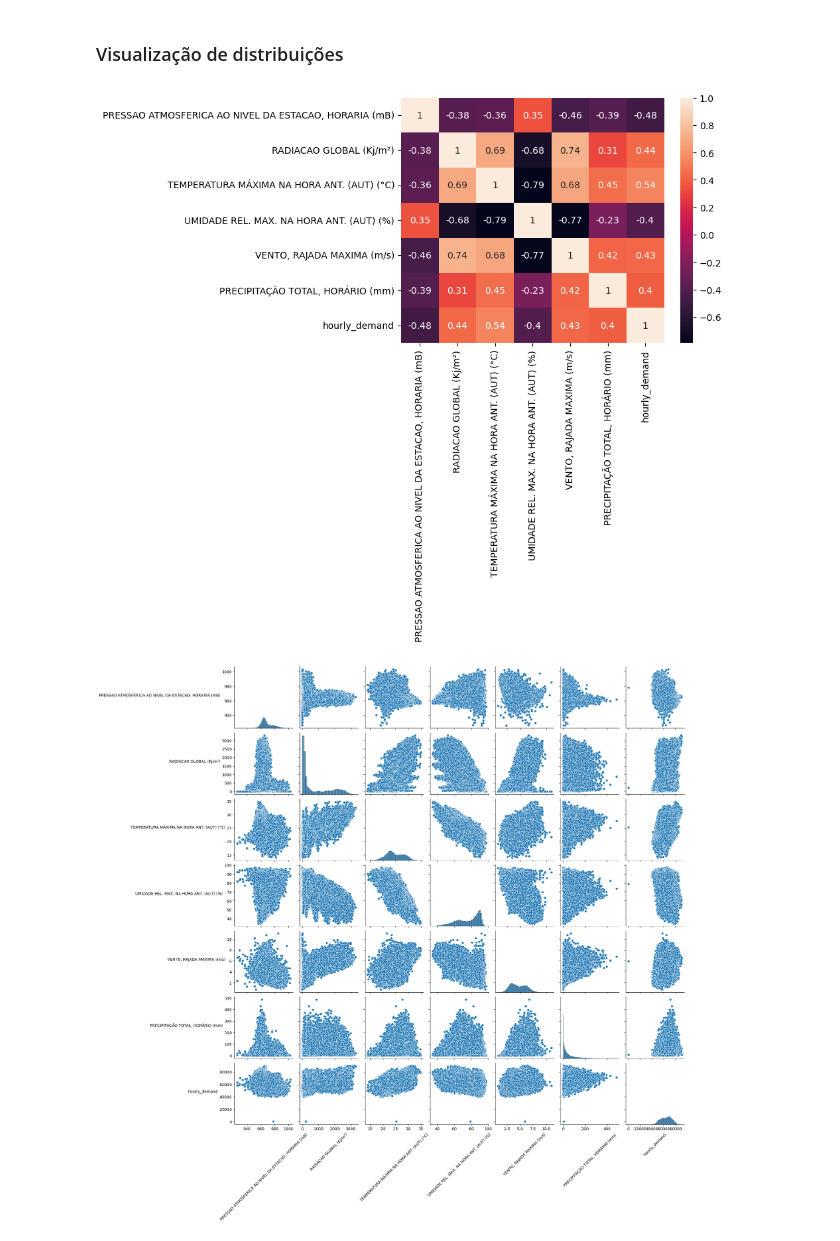
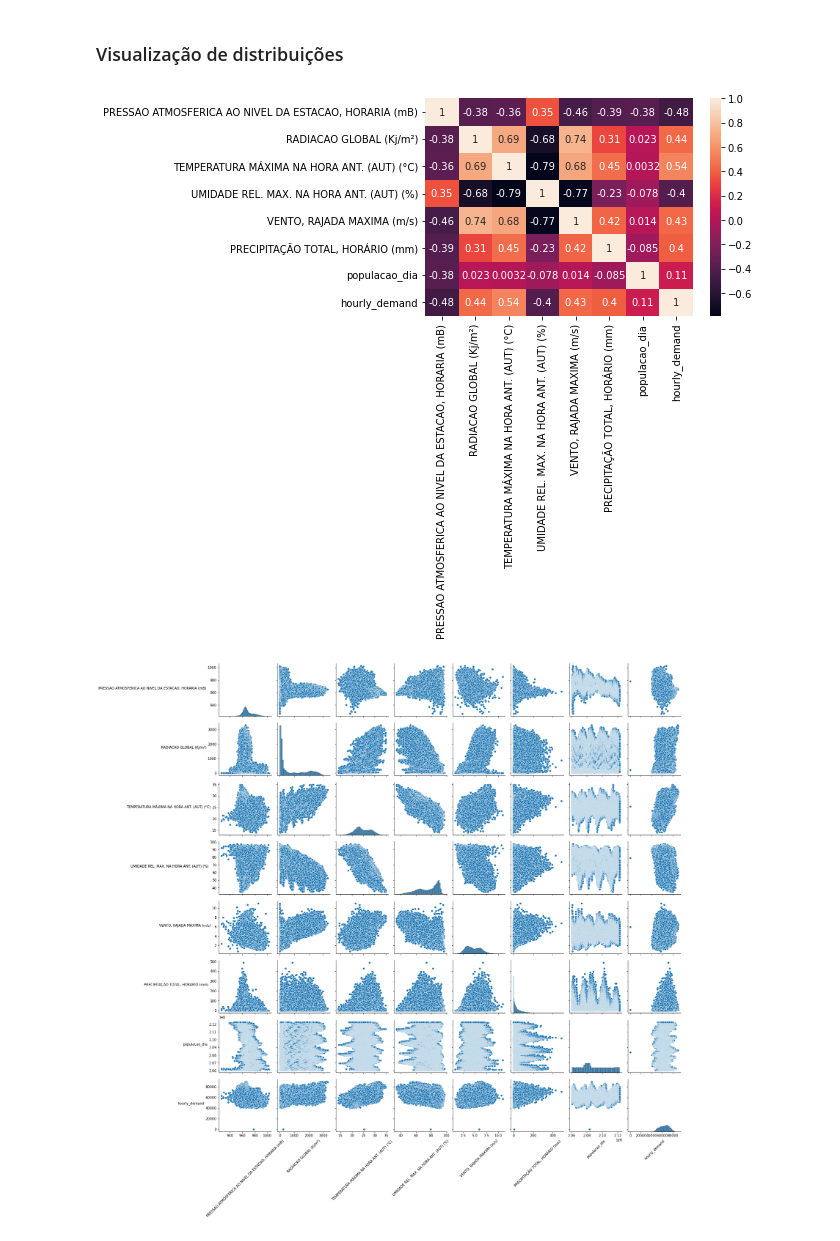
Before and after one commit to kauansacramento/energy-demand-forecast, a Jupyter notebook: energy_demand_forecast.ipynb, the cells around one changed output. Cells and saved outputs as stored; diff of their text form; code cells hidden in the pictures.

Commit message:
commit adicionando populacao e lineplots

```diff
--- a/energy_demand_forecast.ipynb
+++ b/energy_demand_forecast.ipynb
@@ -39,11 +39,11 @@ df.describe()
 ### Visualização de distribuições
 # %%
 features = ['PRESSAO ATMOSFERICA AO NIVEL DA ESTACAO, HORARIA (mB)', 'RADIACAO GLOBAL (Kj/m²)', 'TEMPERATURA MÁXIMA NA HORA ANT. (AUT) (°C)',
-           'UMIDADE REL. MAX. NA HORA ANT. (AUT) (%)', 'VENTO, RAJADA MAXIMA (m/s)', 'PRECIPITAÇÃO TOTAL, HORÁRIO (mm)', 'hourly_demand']
+           'UMIDADE REL. MAX. NA HORA ANT. (AUT) (%)', 'VENTO, RAJADA MAXIMA (m/s)', 'PRECIPITAÇÃO TOTAL, HORÁRIO (mm)', 'populacao_dia', 'hourly_demand']
 # %%
-ax = sns.heatmap(df[features].corr(numeric_only=True), annot=True)
+ax = sns.heatmap(df[features].corr(), annot=True)
 # %% [output]
-[figure, old version]
+[figure, new version]
 # %%
 g = sns.pairplot(df[features])
 
@@ -55,6 +55,6 @@ for ax in g.axes.flatten():
     # set y labels alignment
     ax.yaxis.get_label().set_horizontalalignment('right')
 # %% [output]
-[figure, old version]
+[figure, new version]
 # %%
 ax = sns.lineplot(data=df, x='Hora', y='hourly_demand', hue='ano')
```
Also changed, not shown: parts of 6 cells of this notebook, 1 other file.
